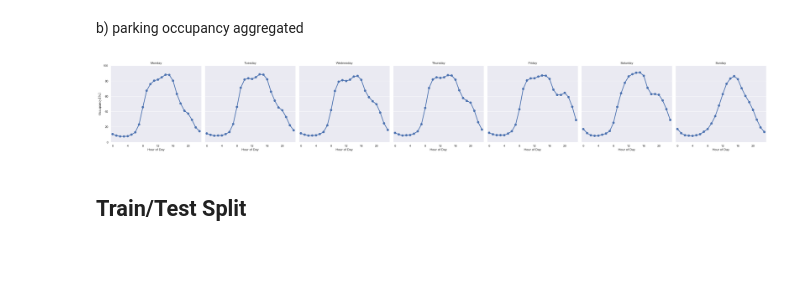
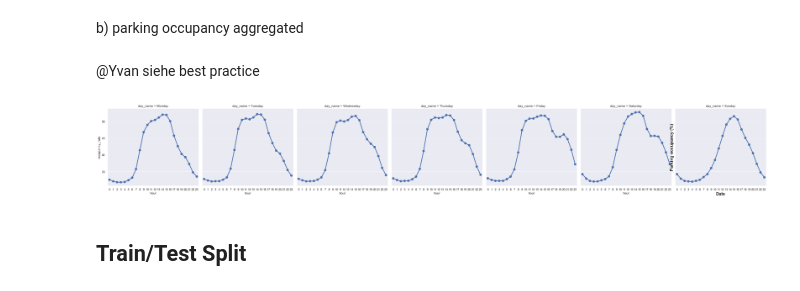
Before and after one commit to christopherkindl/start-hack-2021, a Jupyter notebook: 01_ml/time_series_model.ipynb, the cells around one changed output. Drawn from its saved outputs; the diff is of its cells as text; code cells hidden in the pictures; blank space fills up the shorter version.

```diff
--- a/01_ml/time_series_model.ipynb
+++ b/01_ml/time_series_model.ipynb
@@ -96,8 +96,8 @@ Autosaving every 60 seconds
 # %% [markdown]
 ## Import data
 # %%
-# path
-path = '../'
+# data path
+data_path = '/Users/christopherkindl/working/start-hack-2021/00_data/'
 
 # file names
 rapperswil_data = 'rapperswil.csv'
@@ -114,19 +114,19 @@ def load_data(data_path, data_type, sep):
 
 
 # load weather data
-df_weather_rapperswil = load_data(path + '00_data/', weather_rapperswil, ',')
-df_weather_burgdorf = load_data(path + '00_data/', weather_burgdorf, ',')
+df_weather_rapperswil = load_data(data_path, weather_rapperswil, ',')
+df_weather_burgdorf = load_data(data_path, weather_burgdorf, ',')
 
 # load parking data
-df_rapperswil = load_data(path + '00_data/', rapperswil_data, ',')
-df_burgdorf = load_data(path + '00_data/', burgdorf_data, ',')
+df_rapperswil = load_data(data_path, rapperswil_data, ',')
+df_burgdorf = load_data(data_path, burgdorf_data, ',')
 
 # load public holiday data
 # columns to keep
 col_list = ['Date']
-df_holidays_rapperswil = pd.read_csv(path + '/00_data/public_holidays_zurich.csv',
+df_holidays_rapperswil = pd.read_csv('/Users/christopherkindl/working/start-hack-2021/00_data/public_holidays_zurich.csv',
                           sep=';', encoding='latin1', usecols=col_list)
-df_holidays_burgdorf = pd.read_csv(path + '/00_data/public_holidays_bern.csv',
+df_holidays_burgdorf = pd.read_csv('/Users/christopherkindl/working/start-hack-2021/00_data/public_holidays_bern.csv',
                           sep=';', encoding='latin1', usecols=col_list)
 
 print('Dataset length of Rapperswil data: {}'.format(len(df_rapperswil)))
@@ -514,32 +514,26 @@ plt.savefig(path + '/05_visualisations_of_eda/'
 [figure]
 # %% [markdown]
 b) parking occupancy aggregated
+# %% [markdown]
+@Yvan siehe best practice
 # %%
 sns.set(rc={'figure.figsize':(20,10)})
-plot = sns.catplot(kind='point', data=df_rapperswil, col='day_name', x='hour', y='occupancy_rate', ci=None,
+sns.catplot(kind='point', data=df_rapperswil, col='day_name', x='hour', y='occupancy_rate', ci=None,
             order=sorted(df_rapperswil.hour.unique()), col_order=df_rapperswil.day_name.unique());
-# plot = sns.catplot(kind='point', data=df_burgdorf, col='day_name', x='hour', y='occupancy_rate', ci=None,
-#             order=sorted(df_burgdorf.hour.unique()), col_order=df_burgdorf.day_name.unique());
 # plt.xlabel('Date', fontsize = 16, weight = 'bold');
 # plt.ylabel('Parking occupancy (%)', fontsize = 16, weight = 'bold');
-
-(plot.set_axis_labels('Hour of Day', 'Occupancy $\\left[\\%\\right]$')
-    .set_titles("{col_name}")
-    .set(ylim=(0, 100)))
-
-plt.gca().xaxis.set_major_locator(mpl.ticker.MultipleLocator(4))
 
 # save fig
 file = 'rapperswil_aggregated_'
 file_type = '.png'
 datestamp = datetime.now()
-plt.savefig(path + '/05_visualisations_of_eda/'
+plt.savefig('/Users/christopherkindl/working/start-hack-2021/05_visualisations_of_eda/'
             + file
             + str(datestamp)[:-7]
             + file_type,
            facecolor=fig.get_facecolor(), edgecolor='none');
 # %% [output]
-[figure, old version]
+[figure, new version]
 # %% [markdown]
 ## Train/Test Split
 # %%
```
Also changed, not shown: parts of 1 cell of this notebook.
